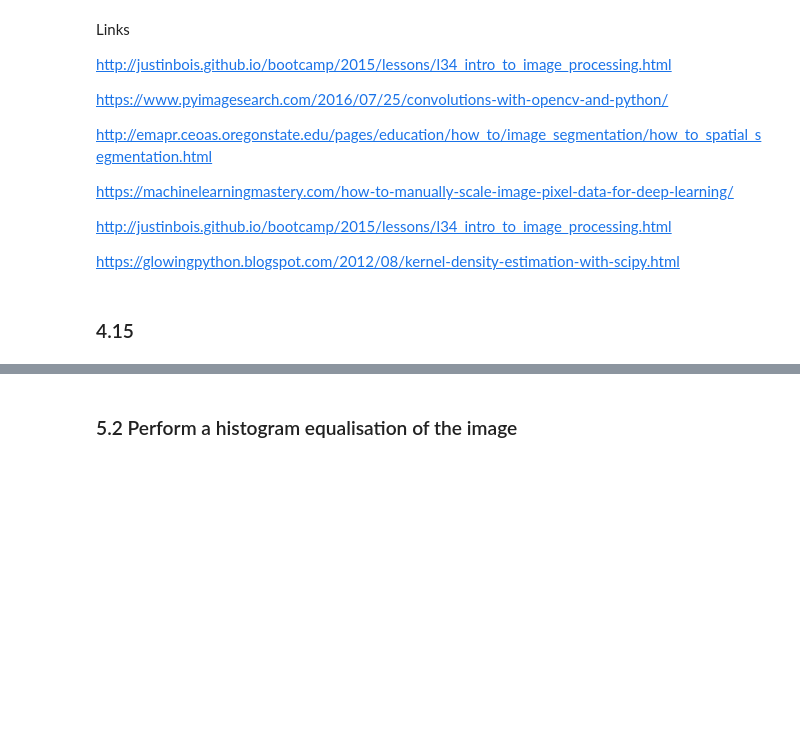
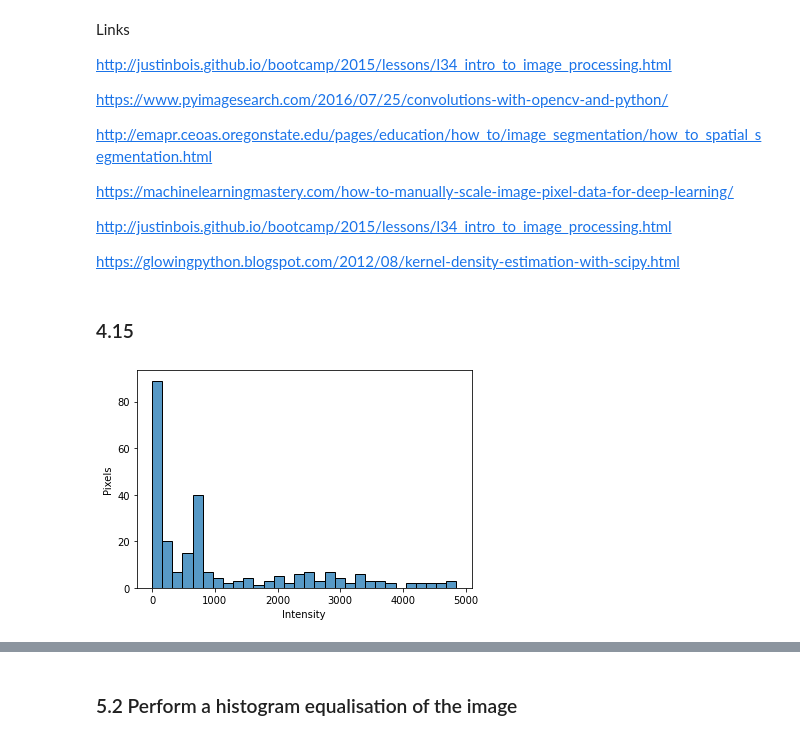
Before and after one commit to godide/godide, a Jupyter notebook: 2509788_COMS7050A_Lab_1.ipynb, the cells around one changed output, grey strips where cells are left out. Cells and saved outputs as stored; diff of their text form; code cells hidden in the pictures; blank space fills up the shorter version.

Commit message:
added 4.18 after converting an image from png to jpg

```diff
--- a/2509788_COMS7050A_Lab_1.ipynb
+++ b/2509788_COMS7050A_Lab_1.ipynb
@@ -299,3 +299,18 @@ sns.set_context('notebook', rc=rc)
 import skimage.io
 # %% [markdown]
 ### 4.15 ###
+# %%
+import seaborn as sns
+import matplotlib.pyplot as plt
+from PIL import Image
+
+Image110 = Image.open("image-110.jpg", 'r')
+
+#Split the image into 3 channels
+r, b, g = Image110.split()
+# %%
+channel_red_110 = sns.histplot(r.histogram(), bins=30)
+channel_red_110.set(xlabel='Intensity', ylabel='Pixels')
+plt.show()
+# %% [output]
+[figure, added]
```
Also changed, not shown: parts of 7 cells of this notebook.
